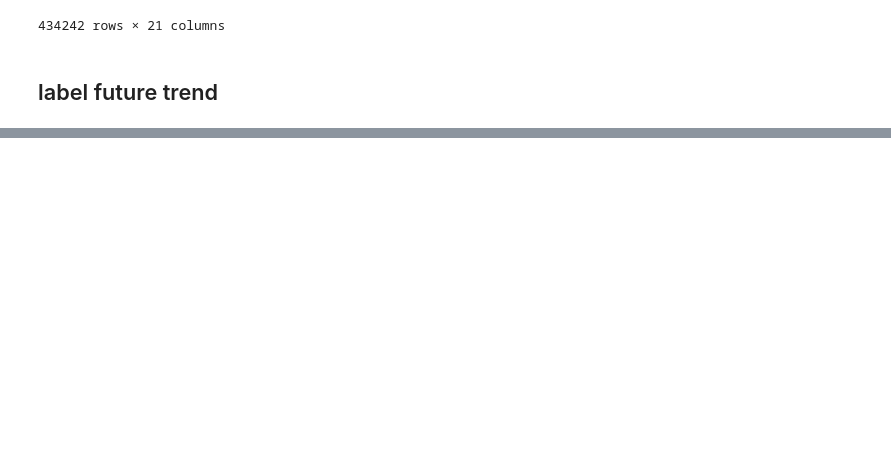
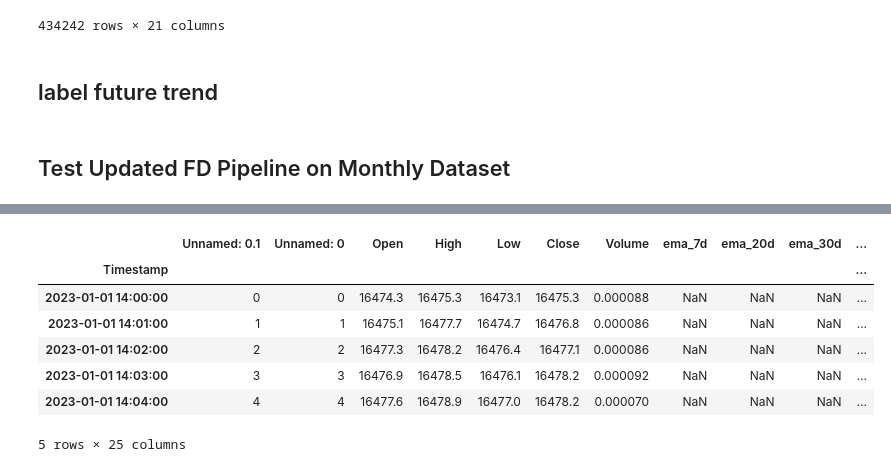
Before and after one commit to VegarGG/Crypto_Research, a Jupyter notebook: strategy/ml_datasets_prep.ipynb, the cells around one changed output, grey strips where cells are left out. Cells and saved outputs as stored; diff of their text form; code cells hidden in the pictures; blank space fills up the shorter version.

```diff
--- a/strategy/ml_datasets_prep.ipynb
+++ b/strategy/ml_datasets_prep.ipynb
@@ -277,3 +277,25 @@ df['future_return'] = (df['future_close'] - df['Close']) / df['Close']
 df['future_trend'] = (df['future_return'] > threshold).astype(int)
 # %%
 df.to_csv('/Users/zway/Desktop/BTC_Project/Crypto_Research/data/BTCUSD_2023-1min_ML.csv')
+# %% [markdown]
+## Test Updated FD Pipeline on Monthly Dataset
+# %%
+# Load January 2023 monthly dataset to test updated FD pipeline
+import sys
+import os
+import pandas as pd
+
+# Update sys.path for current Windows environment
+sys.path.append(r'E:\Coding\Crypto_Research\features')
+
+from trend_indicator_pipeline_pkg import FractalDimensionPipeline
+
+# Load January 2023 monthly dataset
+df_jan_2023 = pd.read_csv(r'E:\Coding\Crypto_Research\data\monthly\BTCUSD_1min_2023_01.csv')
+df_jan_2023['Timestamp'] = pd.to_datetime(df_jan_2023['Timestamp'])
+df_jan_2023.set_index('Timestamp', inplace=True)
+
+print(f"Loaded January 2023 dataset: {df_jan_2023.shape}")
+print(f"Date range: {df_jan_2023.index.min()} to {df_jan_2023.index.max()}")
+df_jan_2023.head()
+# %% [output]
@@ -279,0 +304,8 @@ df.to_csv('/Users/zway/Desktop/BTC_Project/Crypto_Research/data/BTCUSD_2023-1min
+|  | Unnamed: 0.1 | Unnamed: 0 | Open | High | Low | Close | Volume | ema_7d | ema_20d | ema_30d | ... |
+| Timestamp |  |  |  |  |  |  |  |  |  |  | ... |
+| 2023-01-01 14:00:00 | 0 | 0 | 16474.3 | 16475.3 | 16473.1 | 16475.3 | 0.000088 | NaN | NaN | NaN | ... |
+| 2023-01-01 14:01:00 | 1 | 1 | 16475.1 | 16477.7 | 16474.7 | 16476.8 | 0.000086 | NaN | NaN | NaN | ... |
+| 2023-01-01 14:02:00 | 2 | 2 | 16477.3 | 16478.2 | 16476.4 | 16477.1 | 0.000086 | NaN | NaN | NaN | ... |
+| 2023-01-01 14:03:00 | 3 | 3 | 16476.9 | 16478.5 | 16476.1 | 16478.2 | 0.000092 | NaN | NaN | NaN | ... |
+| 2023-01-01 14:04:00 | 4 | 4 | 16477.6 | 16478.9 | 16477.0 | 16478.2 | 0.000070 | NaN | NaN | NaN | ... |
+5 rows × 25 columns
```
Also changed, not shown: parts of 6 cells of this notebook, 13 other files.
